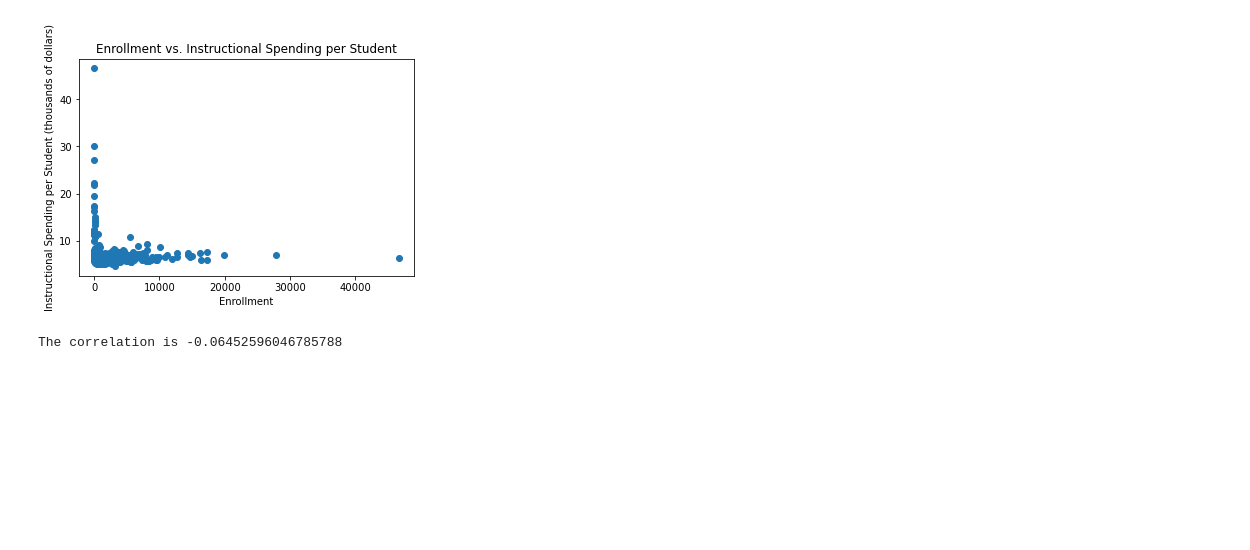
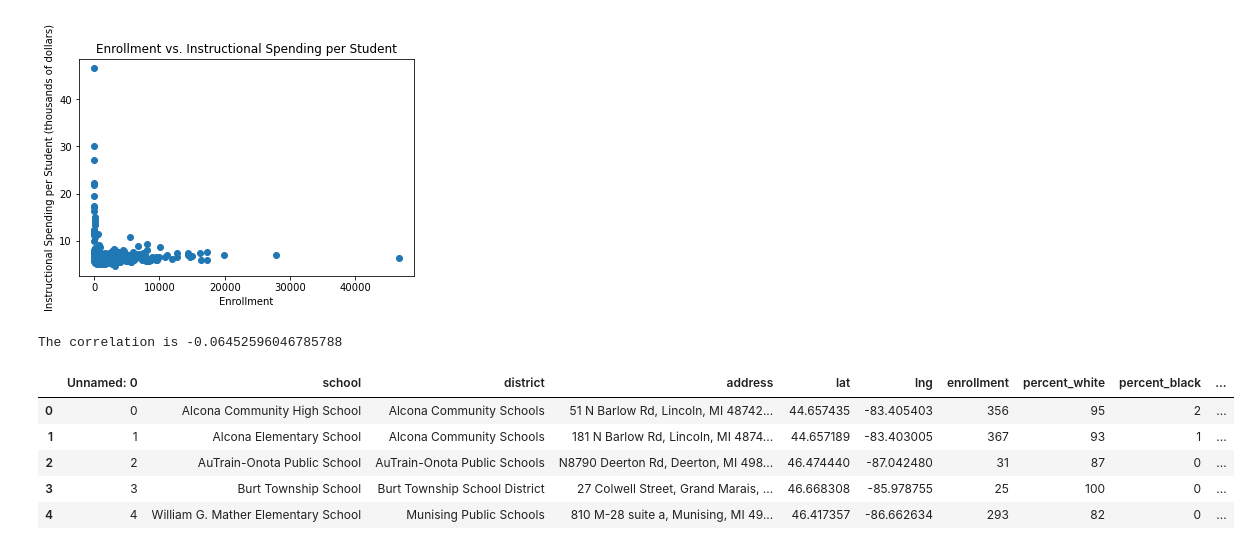
Before and after one commit to robertodiazbriones/Project_2, a Jupyter notebook: Education_finance_exploration.ipynb, the cells around one changed output. Cells and saved outputs as stored; diff of their text form; code cells hidden in the pictures; blank space fills up the shorter version.

```diff
--- a/Education_finance_exploration.ipynb
+++ b/Education_finance_exploration.ipynb
@@ -563,3 +563,16 @@ print(f'The correlation is {r_val7[0]}')
 # %% [output]
 [figure]
 The correlation is -0.06452596046785788
+# %%
+#read in cleaned school data
+
+schools_df = pd.read_csv('desktop/p_2_data/cleaned_data.csv')
+
+schools_df.head()
+# %% [output]
+|  | Unnamed: 0 | school | district | address | lat | lng | enrollment | percent_white | percent_black | ... |
+| 0 | 0 | Alcona Community High School | Alcona Community Schools | 51 N Barlow Rd, Lincoln, MI 48742... | 44.657435 | -83.405403 | 356 | 95 | 2 | ... |
+| 1 | 1 | Alcona Elementary School | Alcona Community Schools | 181 N Barlow Rd, Lincoln, MI 4874... | 44.657189 | -83.403005 | 367 | 93 | 1 | ... |
+| 2 | 2 | AuTrain-Onota Public School | AuTrain-Onota Public Schools | N8790 Deerton Rd, Deerton, MI 498... | 46.474440 | -87.042480 | 31 | 87 | 0 | ... |
+| 3 | 3 | Burt Township School | Burt Township School District | 27 Colwell Street, Grand Marais, ... | 46.668308 | -85.978755 | 25 | 100 | 0 | ... |
+| 4 | 4 | William G. Mather Elementary School | Munising Public Schools | 810 M-28 suite a, Munising, MI 49... | 46.417357 | -86.662634 | 293 | 82 | 0 | ... |
```
Also changed, not shown: parts of 4 cells of this notebook.
